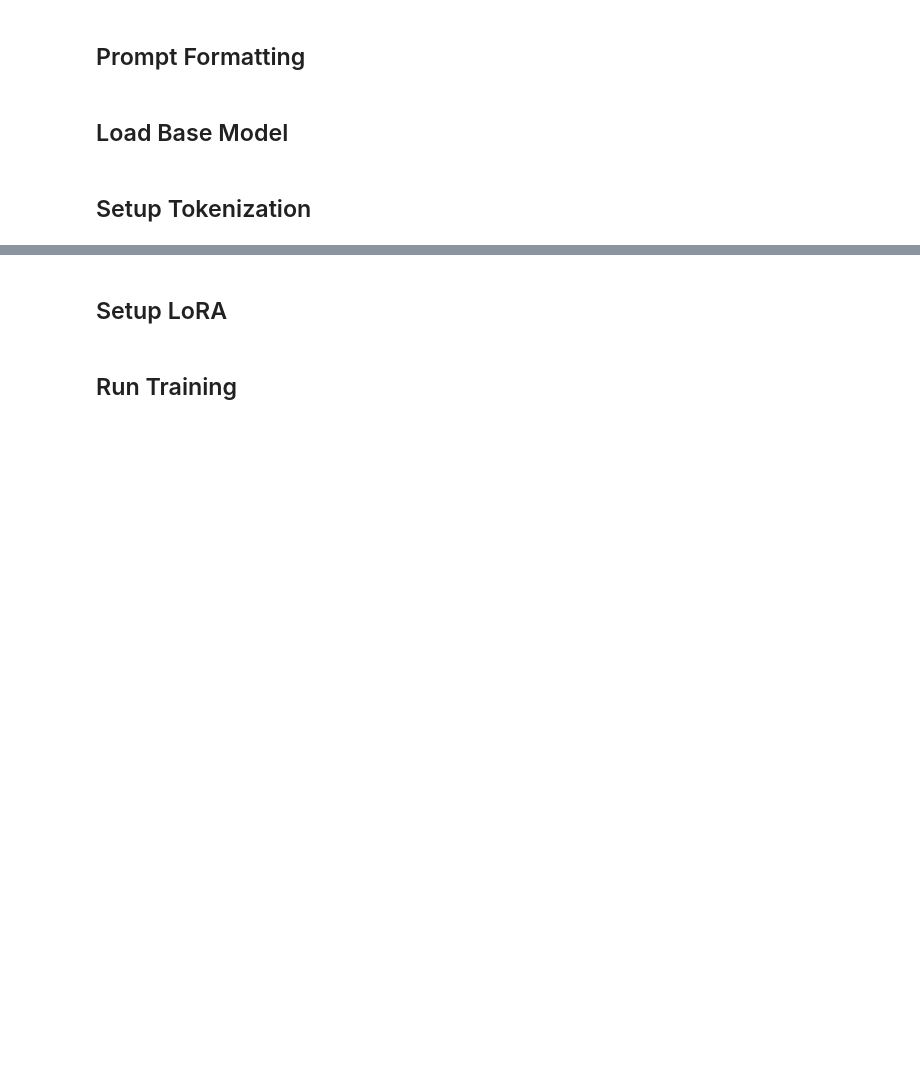
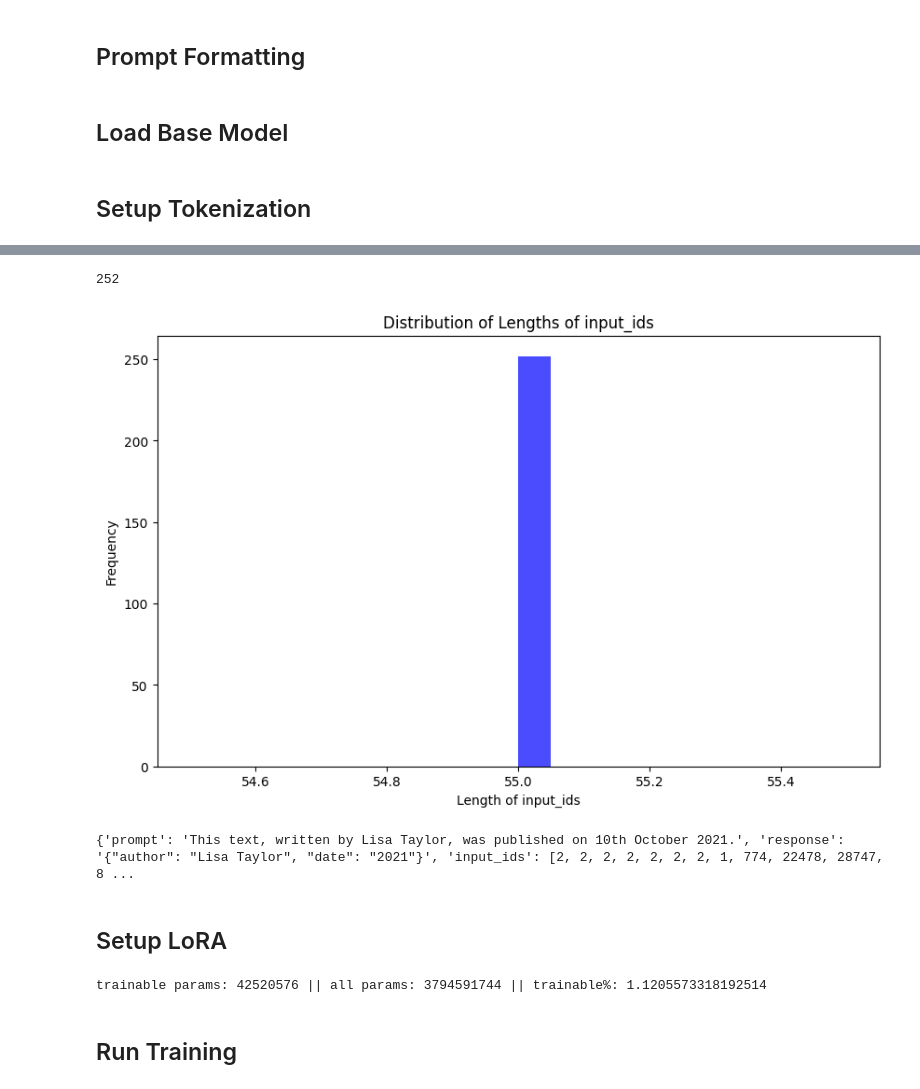
Before and after one commit to TextminR/ws-api, a Jupyter notebook: jupyter/qlora_mistral_ner.ipynb, the cells around one changed output, grey strips where cells are left out. Drawn from its saved outputs; the diff is of its cells as text; code cells hidden in the pictures; blank space fills up the shorter version.

```diff
--- a/jupyter/qlora_mistral_ner.ipynb
+++ b/jupyter/qlora_mistral_ner.ipynb
@@ -62,5 +97,5 @@ tokenizer.pad_token = tokenizer.eos_token
 # %%
-max_length = 500 # This was an appropriate max length for the dataset
+max_length = 55 # This was an appropriate max length for the dataset
 
 def generate_and_tokenize_prompt2(prompt):
     result = tokenizer(
@@ -74,6 +109,15 @@ def generate_and_tokenize_prompt2(prompt):
 # %%
 tokenized_train_dataset = train_dataset.map(generate_and_tokenize_prompt2)
 tokenized_val_dataset = eval_dataset.map(generate_and_tokenize_prompt2)
+# %%
+plot_data_lengths(tokenized_train_dataset, tokenized_val_dataset)
+# %% [output]
+252
+[figure, added]
+# %%
+print(tokenized_train_dataset[0])
+# %% [output]
+{'prompt': 'This text, written by Lisa Taylor, was published on 10th October 2021.', 'response': '{"author": "Lisa Taylor", "date": "2021"}', 'input_ids': [2, 2, 2, 2, 2, 2, 2, 1, 774, 22478, 28747, 8 ...
 # %% [markdown]
 ## Setup LoRA
 # %%
@@ -100,8 +144,8 @@ def print_trainable_parameters(model):
 from peft import LoraConfig, get_peft_model
 
 config = LoraConfig(
-    r=32,
-    lora_alpha=64,
+    r=16,
+    lora_alpha=24,
     target_modules=[
         "q_proj",
         "k_proj",
@@ -113,12 +157,14 @@ config = LoraConfig(
         "lm_head",
     ],
     bias="none",
-    lora_dropout=0.05,  # Conventional
+    lora_dropout=0.2,  # Conventional
     task_type="CAUSAL_LM",
 )
 
 model = get_peft_model(model, config)
 print_trainable_parameters(model)
+# %% [output]
+trainable params: 42520576 || all params: 3794591744 || trainable%: 1.1205573318192514
 # %% [markdown]
 ## Run Training
 # %%
```
Also changed, not shown: parts of 7 cells of this notebook, 6 other files.
